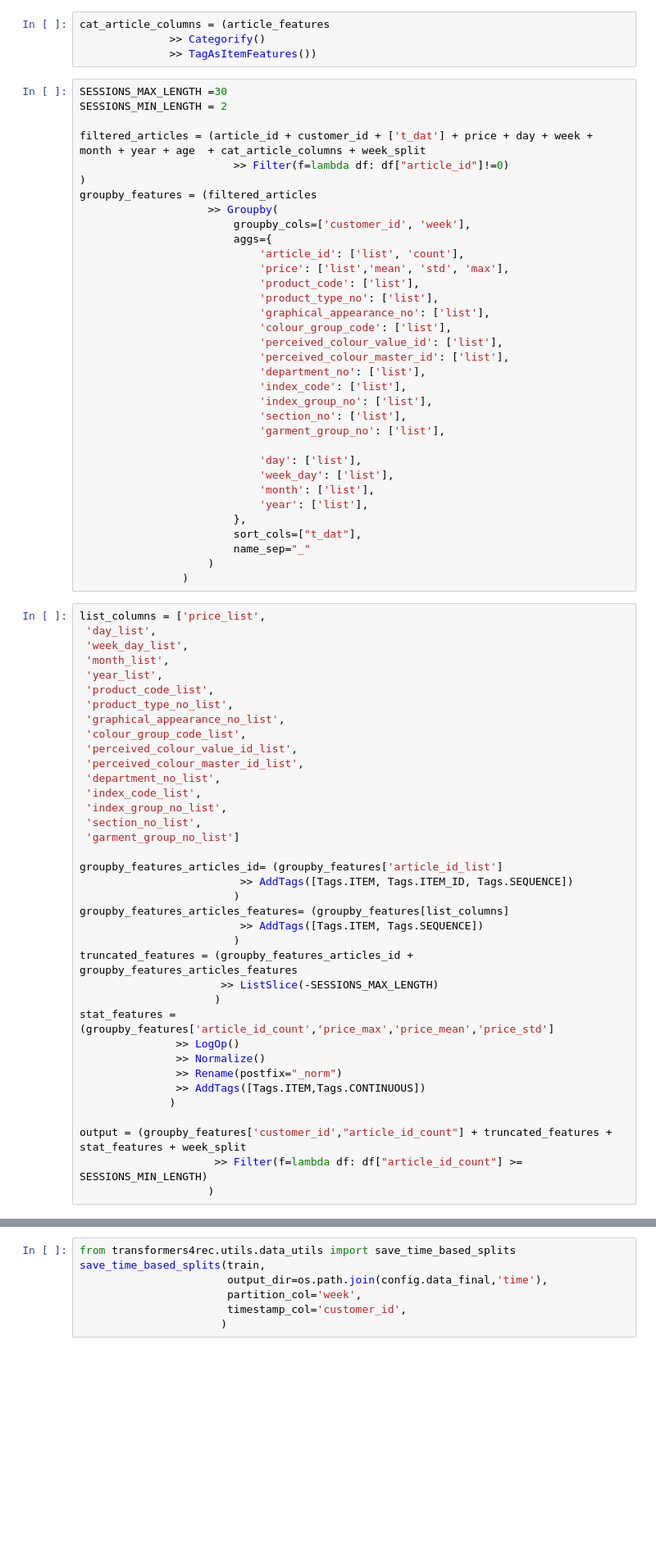
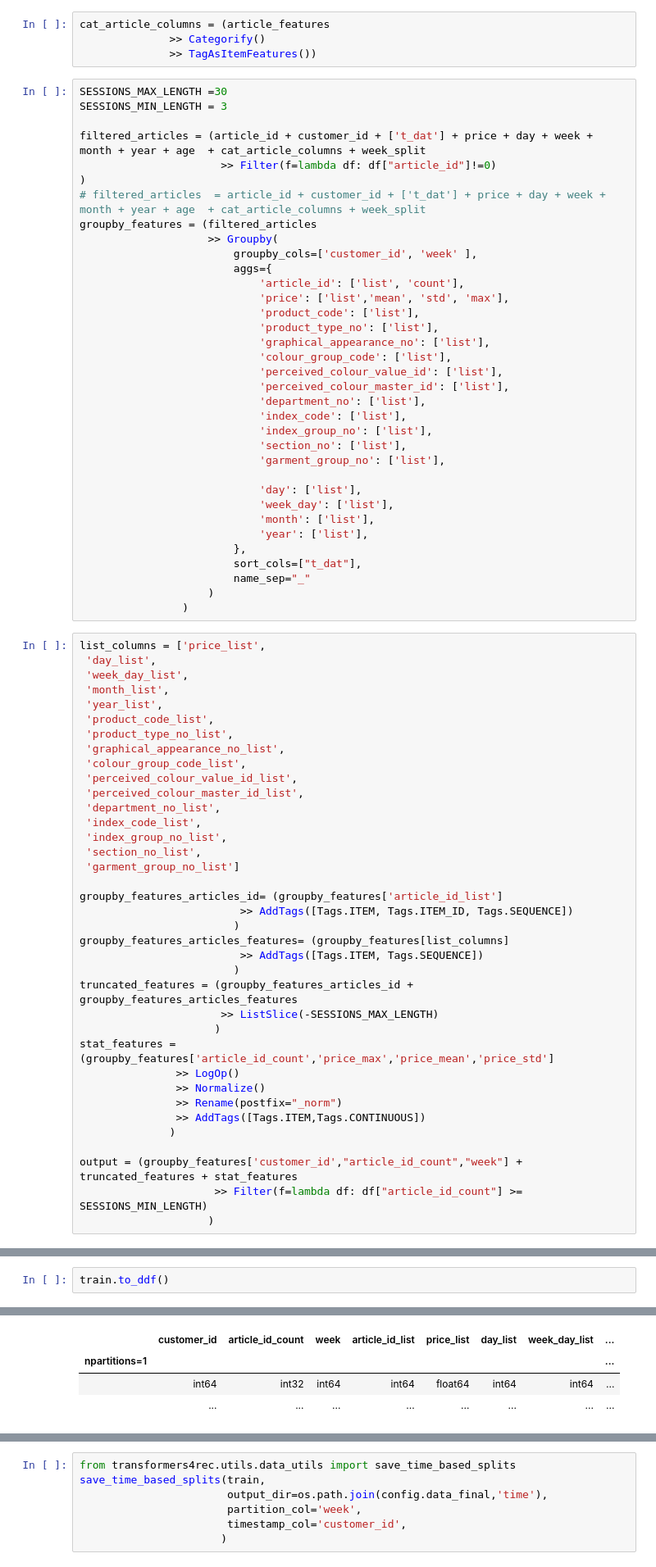
Before and after one commit to joaomiguelol/cv_recsys_deploy, a Jupyter notebook: notebooks/02-transformers4rec-data.ipynb, the cells around one changed output, grey strips where cells are left out. Shown at 82% size. Drawn from its saved outputs; the diff is of its cells as text; blank space fills up the shorter version.

```diff
--- a/notebooks/02-transformers4rec-data.ipynb
+++ b/notebooks/02-transformers4rec-data.ipynb
@@ -112,14 +114,15 @@ cat_article_columns = (article_features
               >> TagAsItemFeatures())
 # %%
 SESSIONS_MAX_LENGTH =30
-SESSIONS_MIN_LENGTH = 2
+SESSIONS_MIN_LENGTH = 3
 
 filtered_articles = (article_id + customer_id + ['t_dat'] + price + day + week + month + year + age  + cat_article_columns + week_split
-                        >> Filter(f=lambda df: df["article_id"]!=0)
+                      >> Filter(f=lambda df: df["article_id"]!=0)
 )
+# filtered_articles  = article_id + customer_id + ['t_dat'] + price + day + week + month + year + age  + cat_article_columns + week_split
 groupby_features = (filtered_articles
                     >> Groupby(
-                        groupby_cols=['customer_id', 'week'],
+                        groupby_cols=['customer_id', 'week' ],
                         aggs={
                             'article_id': ['list', 'count'],
                             'price': ['list','mean', 'std', 'max'],
@@ -178,7 +181,7 @@ stat_features = (groupby_features['article_id_count','price_max','price_mean','p
                >> AddTags([Tags.ITEM,Tags.CONTINUOUS])
               )
 
-output = (groupby_features['customer_id',"article_id_count"] + truncated_features + stat_features + week_split
+output = (groupby_features['customer_id',"article_id_count","week"] + truncated_features + stat_features
                      >> Filter(f=lambda df: df["article_id_count"] >= SESSIONS_MIN_LENGTH)
                     )
 # %%
@@ -198,0 +221,3 @@ print(len(train.to_ddf()), len(valid.to_ddf()))
+# %%
+train.to_ddf()
+# %% [output]
@@ -198,0 +225,4 @@ print(len(train.to_ddf()), len(valid.to_ddf()))
+|  | customer_id | article_id_count | week | article_id_list | price_list | day_list | week_day_list | ... |
+| npartitions=1 |  |  |  |  |  |  |  | ... |
+|  | int64 | int32 | int64 | int64 | float64 | int64 | int64 | ... |
+|  | ... | ... | ... | ... | ... | ... | ... | ... |
```
Also changed, not shown: parts of 18 cells of this notebook, 4 other files.
